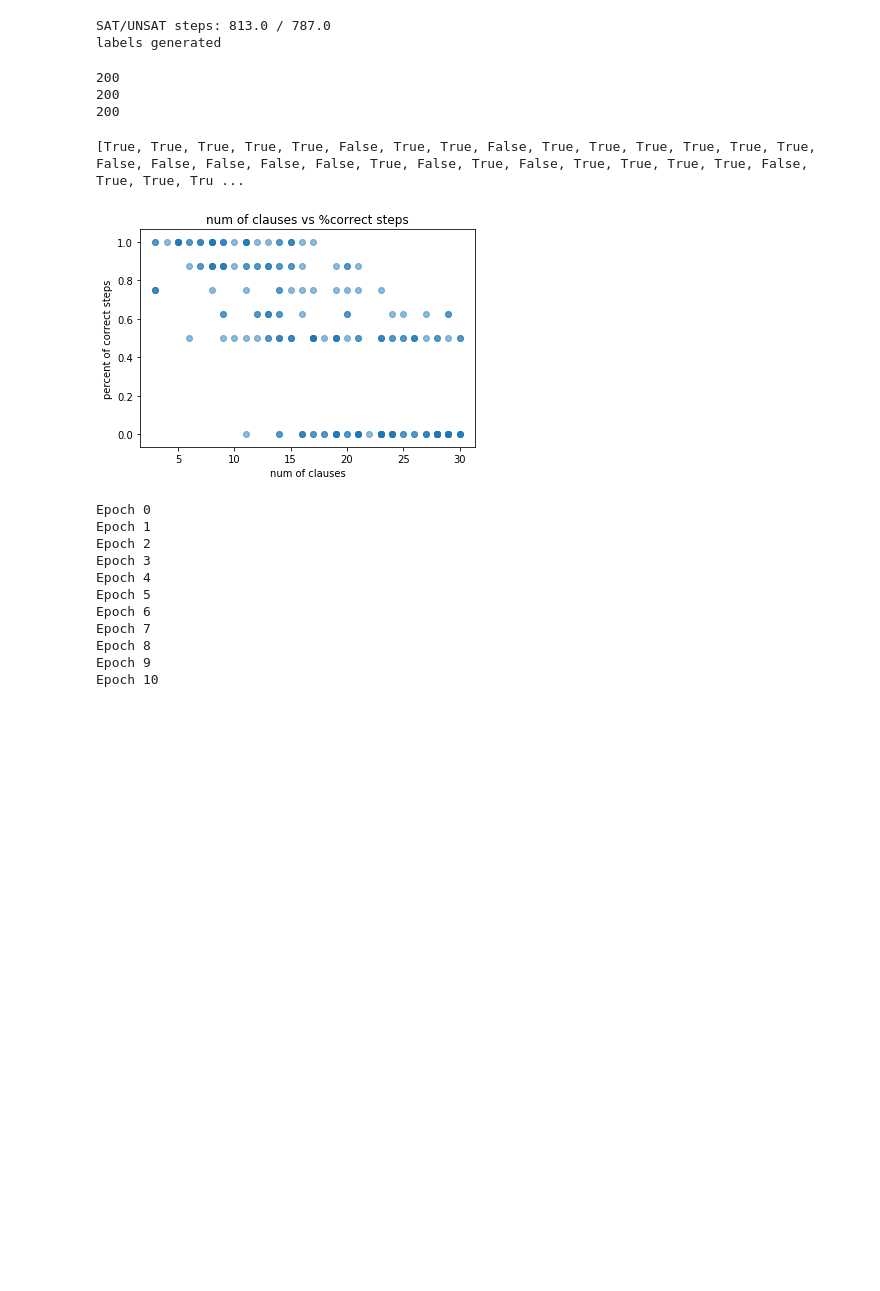
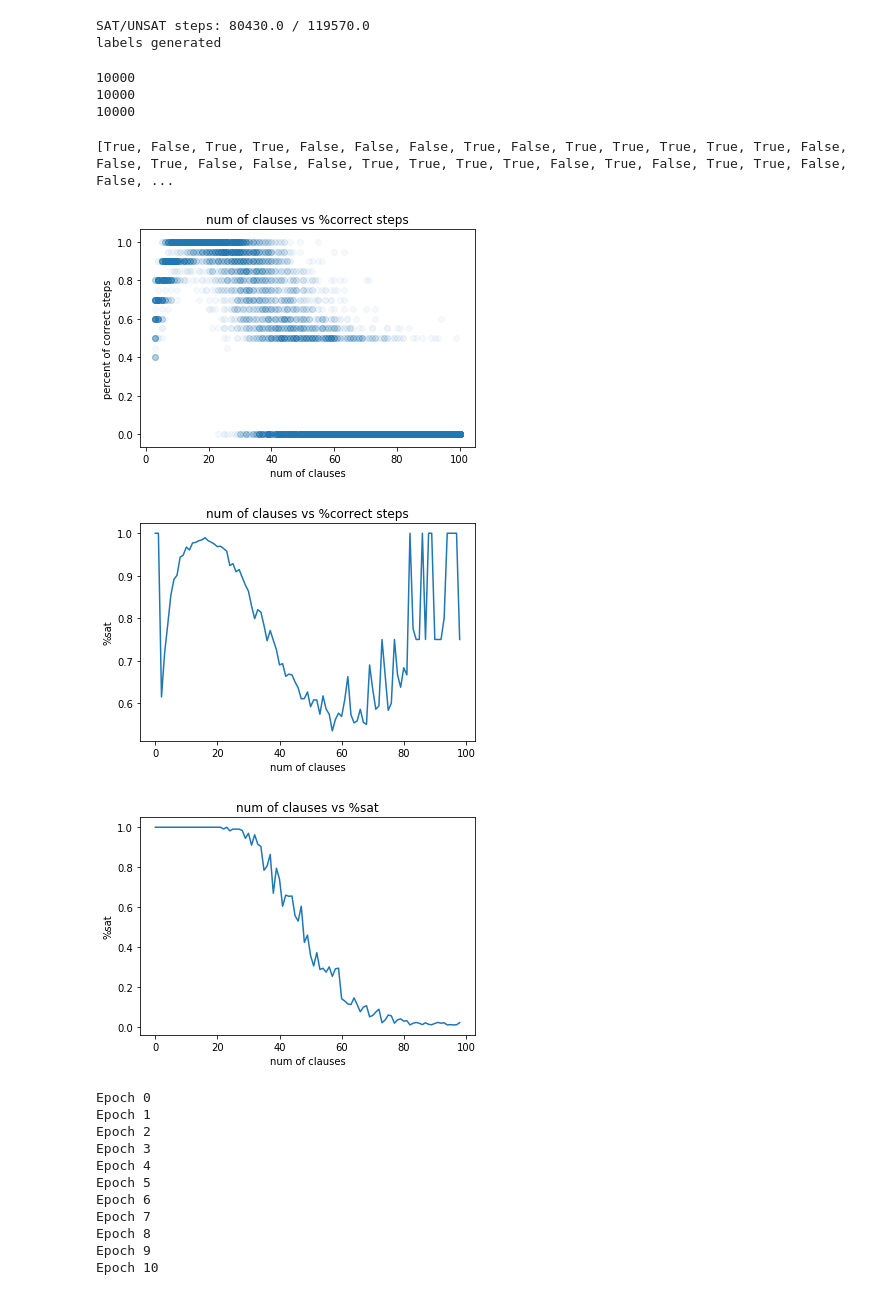
Before and after one commit to mluszczyk/deepsat, a Jupyter notebook: LSTM policy and val.ipynb, the cells around one changed output. Saved outputs shown, nothing was run; the diff lists cells and outputs as text; code cells hidden in the pictures; blank space fills up the shorter version.

Commit message:
Added interesting charts

```diff
--- a/LSTM policy and val.ipynb
+++ b/LSTM policy and val.ipynb
@@ -14,10 +14,10 @@ def pad_and_concat(sequences):  # sequences shape: [batch_size, len, dims...] ->
     return np.asarray(arrays), lengths
 # %%
 SAMPLE = 10000
-VARIABLE_NUM = 4
+VARIABLE_NUM = 10
 EMBEDDING_SIZE = 8
 CLAUSE_SIZE = 3
-CLAUSE_NUM = 30
+CLAUSE_NUM = 100
 LSTM_STATE_SIZE = 8
 batch_size = 6
 POLICY_LOSS_WEIGHT = 1
@@ -194,28 +194,45 @@ print("SAT/UNSAT steps: {} / {}".format(sat_steps, unsat_steps))
 assert unsat_steps * 4 > sat_steps
 print("labels generated")
 # %% [output]
-SAT/UNSAT steps: 813.0 / 787.0
+SAT/UNSAT steps: 80430.0 / 119570.0
 labels generated
 # %%
 print(len(cnfs))
 print(len(labels))
 print(len(sat_labels))
 # %% [output]
-200
-200
-200
+10000
+10000
+10000
 # %%
 print(sat_labels)
 # %% [output]
-[True, True, True, True, True, False, True, True, False, True, True, True, True, True, True, False, False, False, False, False, True, False, True, False, True, True, True, True, False, True, True, Tru ...
+[True, False, True, True, False, False, False, True, False, True, True, True, True, True, False, False, True, False, False, False, True, True, True, True, False, True, False, True, True, False, False, ...
+# %%
+def mean(arr):
+    return (sum(arr) + 1)/(len(arr) + 1)
 # %%
 plt.title("num of clauses vs %correct steps")
-plt.scatter([len(cnf.clauses) for cnf in cnfs], [sum(label)/2./VARIABLE_NUM for label in labels], alpha=0.5)
+plt.scatter([len(cnf.clauses) for cnf in cnfs], [sum(label)/2./VARIABLE_NUM for label in labels], alpha=0.04)
 plt.xlabel("num of clauses")
 plt.ylabel("percent of correct steps")
 plt.show()
+
+plt.title("num of clauses vs %correct steps")
+plt.plot([mean([sum(label)/len(label) for cnf, label in zip(cnfs, labels) if len(cnf.clauses) == i and cnf.satisfiable()]) for i in range(1, CLAUSE_NUM)])
+plt.xlabel("num of clauses")
+plt.ylabel("%sat")
+plt.show()
+
+plt.title("num of clauses vs %sat")
+plt.plot([mean([1 if cnf.satisfiable() else 0 for cnf in cnfs if len(cnf.clauses) == i]) for i in range(1, CLAUSE_NUM)])
+plt.xlabel("num of clauses")
+plt.ylabel("%sat")
+plt.show()
 # %% [output]
-[figure, old version]
+[figure, new version]
+[figure, added]
+[figure, added]
 # %%
 cnfs_train, cnfs_test, labels_train, labels_test, sat_labels_train, sat_labels_test = train_test_split(cnfs, labels, sat_labels)
 # %%
```
Also changed, not shown: parts of 2 cells of this notebook.
